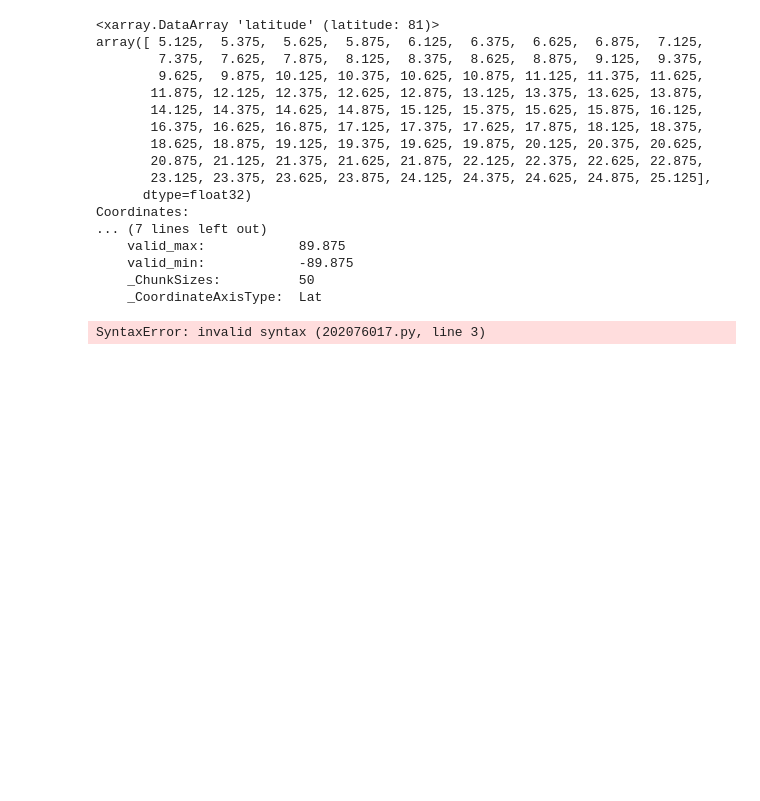
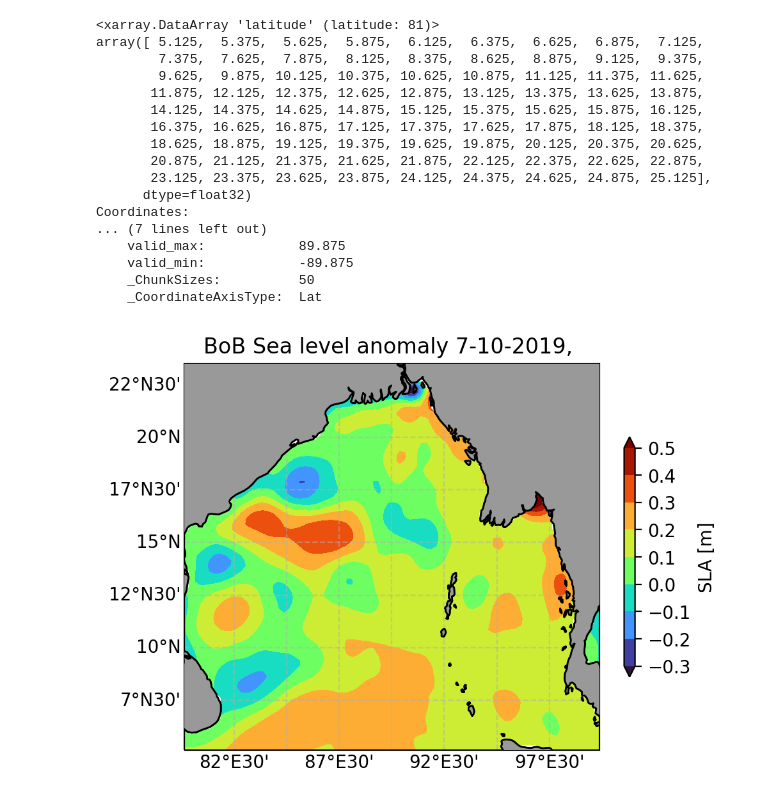
Before and after one commit to jtomfarrar/satellite_python_2022, a Jupyter notebook: notebooks/Fisrt_data-Copy1.ipynb, the cells around one changed output. Cells and saved outputs as stored; diff of their text form; code cells hidden in the pictures; blank space fills up the shorter version.

```diff
--- a/notebooks/Fisrt_data-Copy1.ipynb
+++ b/notebooks/Fisrt_data-Copy1.ipynb
@@ -81,35 +81,35 @@ sla = ds.sla
 # %%
 fig = plt.figure()
 ax = plt.axes(projection = ccrs.PlateCarree(central_longitude=200))  # Orthographic
-ax.set_title('Sea level anomaly (DUACS), '7-10-2019)
+ax.set_title('BoB Sea level anomaly 7-10-2019, ')
 #set the size of the axis
 #extent = [xmin, xmax, ymin, ymax]
 #ax.set_title('Sea level anomaly (DUACS)')
 
 #plt.set_cmap(cmap=plt.get_cmap('nipy_spectral'))
 plt.set_cmap(cmap=plt.get_cmap('turbo'))
 gl = ax.gridlines(draw_labels=True, dms=True, x_inline=False, y_inline=False, alpha=0.5, linestyle='--')
 gl.top_labels = False
 gl.ylabels_right = False
 #gl.xlocator = matplotlib.ticker.MaxNLocator(10)
 #gl.xlocator = matplotlib.ticker.AutoLocator
 # gl.xlocator = matplotlib.ticker.FixedLocator(np.arange(0, 360 ,30))
 
 levels = 10
 cs = ax.contourf(ds.longitude,ds.latitude,np.squeeze(sla), levels, extend='both', transform=ccrs.PlateCarree())
 # cs = ax.pcolormesh(ds.longitude,ds.latitude,np.squeeze(ds.sla), vmin=levels[0], vmax=levels[-1], transform=ccrs.PlateCarree())
 # cb = plt.colorbar(cs,ax=ax,shrink=.8,pad=.05)
 cb = plt.colorbar(cs,fraction = 0.022, extend='both')
 cb.set_label('SLA [m]',fontsize = 10)
 ax.coastlines()
 ax.add_feature(cartopy.feature.LAND, zorder=3, facecolor=[.6,.6,.6], edgecolor='black')
 
 #plot_ops_area(ax,transform=ccrs.PlateCarree(),color='w')
 
 
 if savefig:
     plt.savefig(__figdir__+'_SLA'+plotfiletype,**savefig_args)
 
 # Add a 10 km scale bar
 # %% [output]
-SyntaxError: invalid syntax (202076017.py, line 3)
+[figure, added]
```
